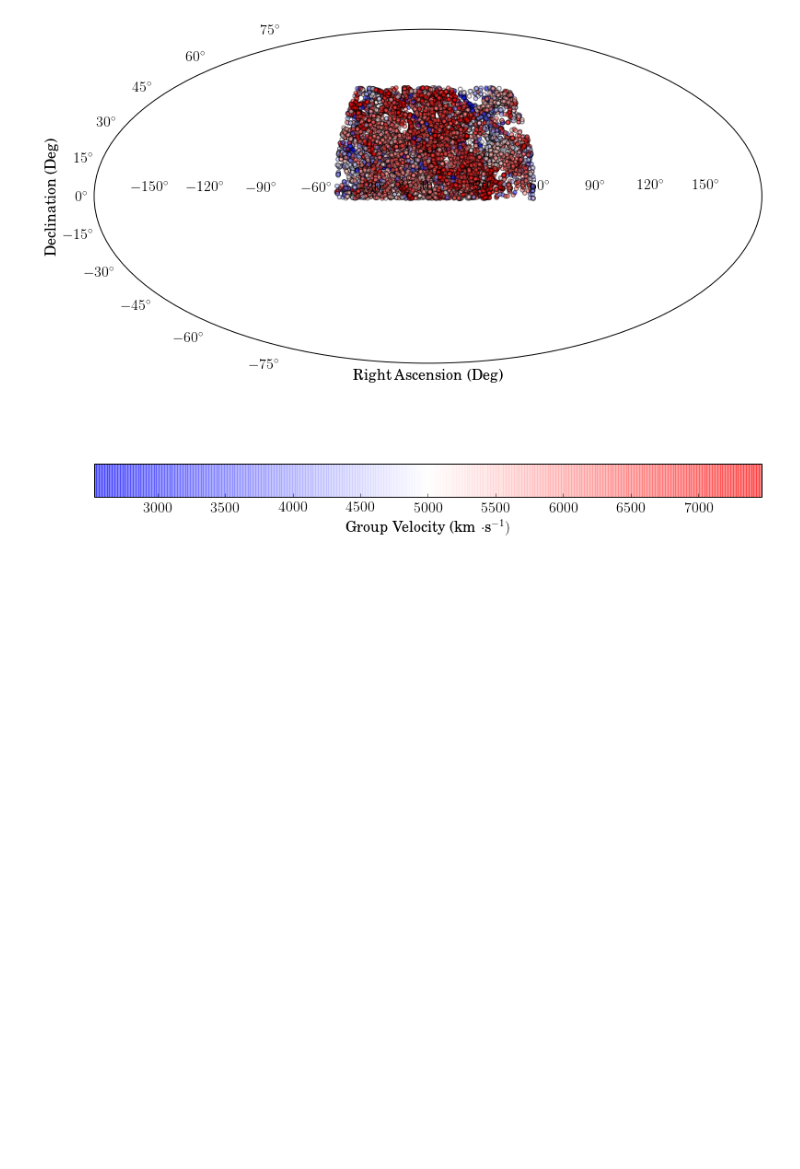
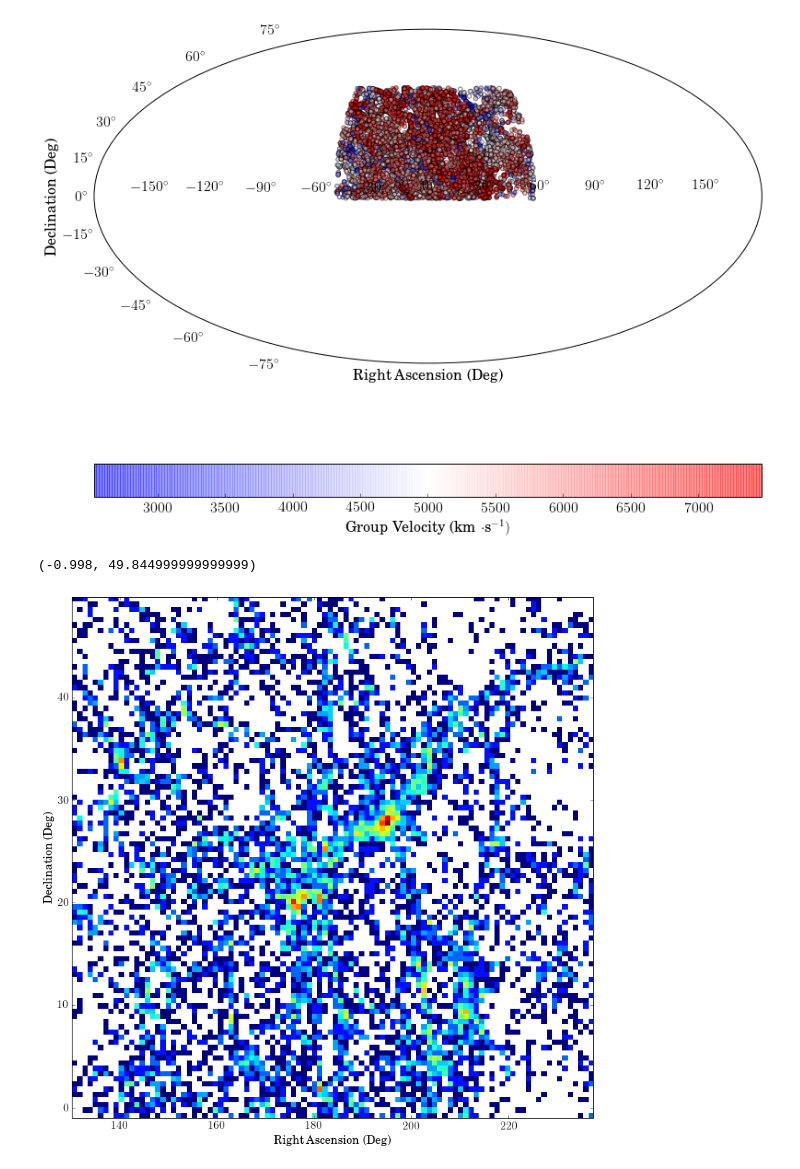
Before and after one commit to cdearing/MiniProject, a Jupyter notebook: cdearing_MiniProject_final.ipynb, the cells around one changed output. Saved outputs shown, nothing was run; the diff lists cells and outputs as text; code cells hidden in the pictures; blank space fills up the shorter version.

```diff
--- a/cdearing_MiniProject_final.ipynb
+++ b/cdearing_MiniProject_final.ipynb
@@ -84,3 +86,36 @@ cb.set_label(r'Group Velocity (km $\cdot$s$^{-1})$')
 plt.show(sc)
 # %% [output]
 [figure]
+# %%
+#Code Raided from Figure 1.11 - Stellar Parameters Hess Diagram
+# Plot the results using the binned_statistic function
+from astroML.stats import binned_statistic_2d
+N, xedges, yedges = binned_statistic_2d(raDeg, deDeg, cz, 'count', bins=100)
+cz, xedges, yedges = binned_statistic_2d(raDeg, deDeg, cz, 'mean', bins=100)
+
+# Create figure and subplots
+fig = plt.figure(figsize=(13,13))
+#fig.subplots_adjust()
+
+#--------------------
+# First axes:
+ax = plt.subplot()
+plt.imshow(np.log10(N.T), origin='lower',
+           extent=[xedges[0], xedges[-1], yedges[0], yedges[-1]],
+           aspect='auto', interpolation='nearest')
+#plt.xlim(np.min(raDeg),np.max(raDeg))
+#plt.ylim(np.min(deDeg, np.max(deDeg))
+#plt.xlabel('Right Ascension')
+#plt.ylabel('Declination$')
+
+ax.set_xlabel("Right Ascension (Deg)")
+ax.set_ylabel("Declination (Deg)")
+ax.set_xlim(np.min(raDeg),np.max(raDeg))
+ax.set_ylim(np.min(deDeg),np.max(deDeg))
+
+#cb = plt.colorbar(sc,orientation='horizontal')
+#cb.set_label(r'Group Velocity (km $\cdot$s$^{-1})$')
+#plt.show(sc)
+# %% [output]
+(-0.998, 49.844999999999999)
+[figure, added]
```
Also changed, not shown: parts of 1 cell of this notebook.
